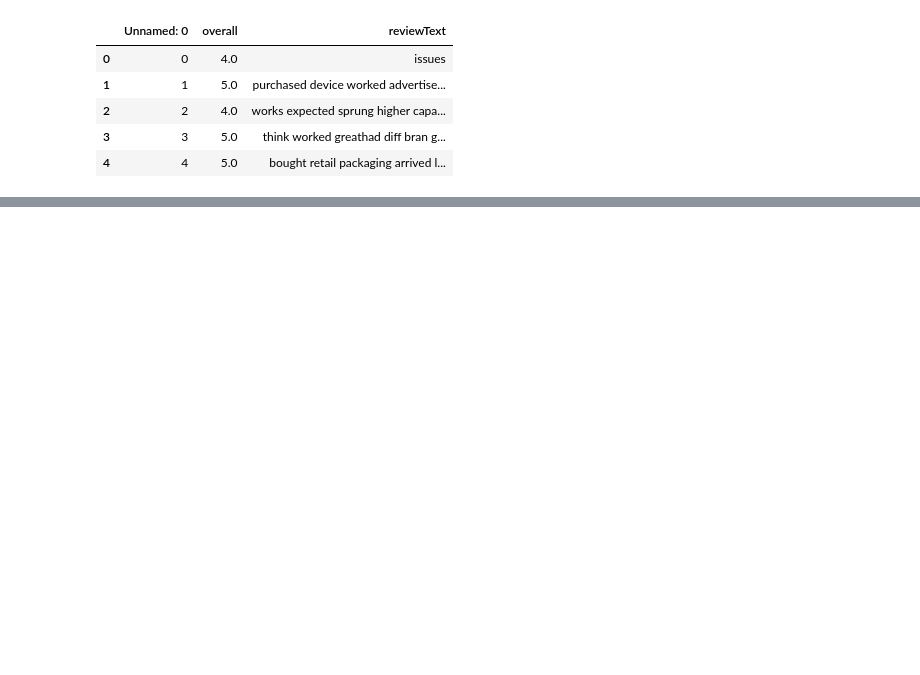
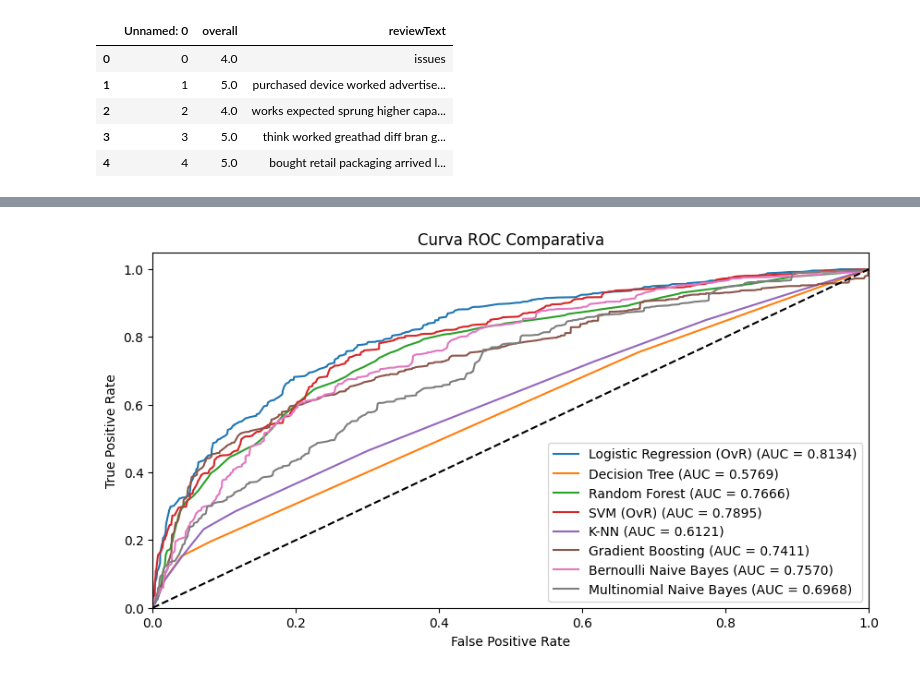
Before and after one commit to DCC-UAB/ACproject-group-10, a Jupyter notebook: MultiClassClassification.ipynb, the cells around one changed output, grey strips where cells are left out. Saved outputs shown, nothing was run; the diff lists cells and outputs as text; code cells hidden in the pictures; blank space fills up the shorter version.

```diff
--- a/MultiClassClassification.ipynb
+++ b/MultiClassClassification.ipynb
@@ -161,0 +185,99 @@ Accuracy: 0.8138
+# %%
+import pandas as pd
+import numpy as np
+from sklearn.feature_extraction.text import TfidfVectorizer
+from sklearn.model_selection import train_test_split
+from sklearn.linear_model import LogisticRegression
+from sklearn.ensemble import RandomForestClassifier, GradientBoostingClassifier
+from sklearn.naive_bayes import BernoulliNB, MultinomialNB
+from sklearn.tree import DecisionTreeClassifier
+from sklearn.svm import SVC
+from sklearn.neighbors import KNeighborsClassifier
+from sklearn.multiclass import OneVsRestClassifier
+from sklearn.metrics import accuracy_score, precision_score, recall_score, f1_score, mean_squared_error, roc_auc_score, classification_report, confusion_matrix, roc_curve, auc
+import matplotlib.pyplot as plt
+from sklearn.preprocessing import label_binarize
+
+# Cargar dataset
+dfCleaned = pd.read_csv('amazon_reviews_Cleaned.csv')
+
+# Apply TF-IDF
+tfidf = TfidfVectorizer(max_features=5000)
+X = tfidf.fit_transform(dfCleaned['reviewText'])
+y = dfCleaned['overall'].astype(int)
+
+# Binarizar las etiquetas para la curva ROC multiclase
+y_bin = label_binarize(y, classes=np.unique(y))
+
+# Separar en Train-test
+X_train, X_test, y_train, y_test = train_test_split(X, y, test_size=0.2, random_state=42)
+y_test_bin = label_binarize(y_test, classes=np.unique(y))
+
+# Modelos (algunos One-vs-Rest)
+models = {
+    "Logistic Regression (OvR)": OneVsRestClassifier(LogisticRegression(max_iter=1000)),
+    "Decision Tree": DecisionTreeClassifier(),
+    "Random Forest": RandomForestClassifier(n_estimators=100, random_state=42),
+    "SVM (OvR)": OneVsRestClassifier(SVC(probability=True)),
+    "K-NN": KNeighborsClassifier(n_neighbors=5),
+    "Gradient Boosting": GradientBoostingClassifier(),
+    "Bernoulli Naive Bayes": BernoulliNB(),
+    "Multinomial Naive Bayes": MultinomialNB()
+}
+
+# Entrenar y evaluar modelos
+results = {}
+for model_name, model in models.items():
+    # Train the model
+    model.fit(X_train, y_train)
+    # Predict on the test set
+    y_pred = model.predict(X_test)
+    y_pred_prob = model.predict_proba(X_test)
+
+    # Evaluate performance
+    accuracy = accuracy_score(y_test, y_pred)
+    mse = mean_squared_error(y_test, y_pred)
+    report = classification_report(y_test, y_pred, output_dict=True)
+    roc_auc = roc_auc_score(y_test_bin, y_pred_prob, multi_class='ovr')
+
+    results[model_name] = {
+        "Accuracy": accuracy,
+        "Precision": report['weighted avg']['precision'],
+        "Recall": report['weighted avg']['recall'],
+        "F1 Score": report['weighted avg']['f1-score'],
+        "MSE": mse,
+        "ROC AUC": roc_auc
+    }
+
+    print(f"\nResults for {model_name}:")
+    print(f"Accuracy: {accuracy:.4f}")
+    print(f"MSE: {mse:.4f}")
+    print(classification_report(y_test, y_pred))
+    print("Confusion Matrix:\n", confusion_matrix(y_test, y_pred))
+
+# Crear gráfico comparativo de la curva ROC
+plt.figure(figsize=(10, 5))
+for model_name, model in models.items():
+    y_pred_prob = model.predict_proba(X_test)
+    fpr = dict()
+    tpr = dict()
+    roc_auc = dict()
+    for i in range(y_test_bin.shape[1]):
+        fpr[i], tpr[i], _ = roc_curve(y_test_bin[:, i], y_pred_prob[:, i])
+        roc_auc[i] = auc(fpr[i], tpr[i])
+    all_fpr = np.unique(np.concatenate([fpr[i] for i in range(y_test_bin.shape[1])]))
+    mean_tpr = np.zeros_like(all_fpr)
+    for i in range(y_test_bin.shape[1]):
+        mean_tpr += np.interp(all_fpr, fpr[i], tpr[i])
+    mean_tpr /= y_test_bin.shape[1]
+    plt.plot(all_fpr, mean_tpr, label=f'{model_name} (AUC = {results[model_name]["ROC AUC"]:.4f})')
+
+plt.plot([0, 1], [0, 1], 'k--')
+plt.xlim([0.0, 1.0])
+plt.ylim([0.0, 1.05])
+plt.xlabel('False Positive Rate')
+plt.ylabel('True Positive Rate')
+plt.title('Curva ROC Comparativa')
+plt.legend(loc="lower right")
+plt.show()
+# %% [output]
@@ -161,0 +352 @@ Accuracy: 0.8138
+[figure, added]
```
Also changed, not shown: parts of 7 cells of this notebook, 4 other files.
